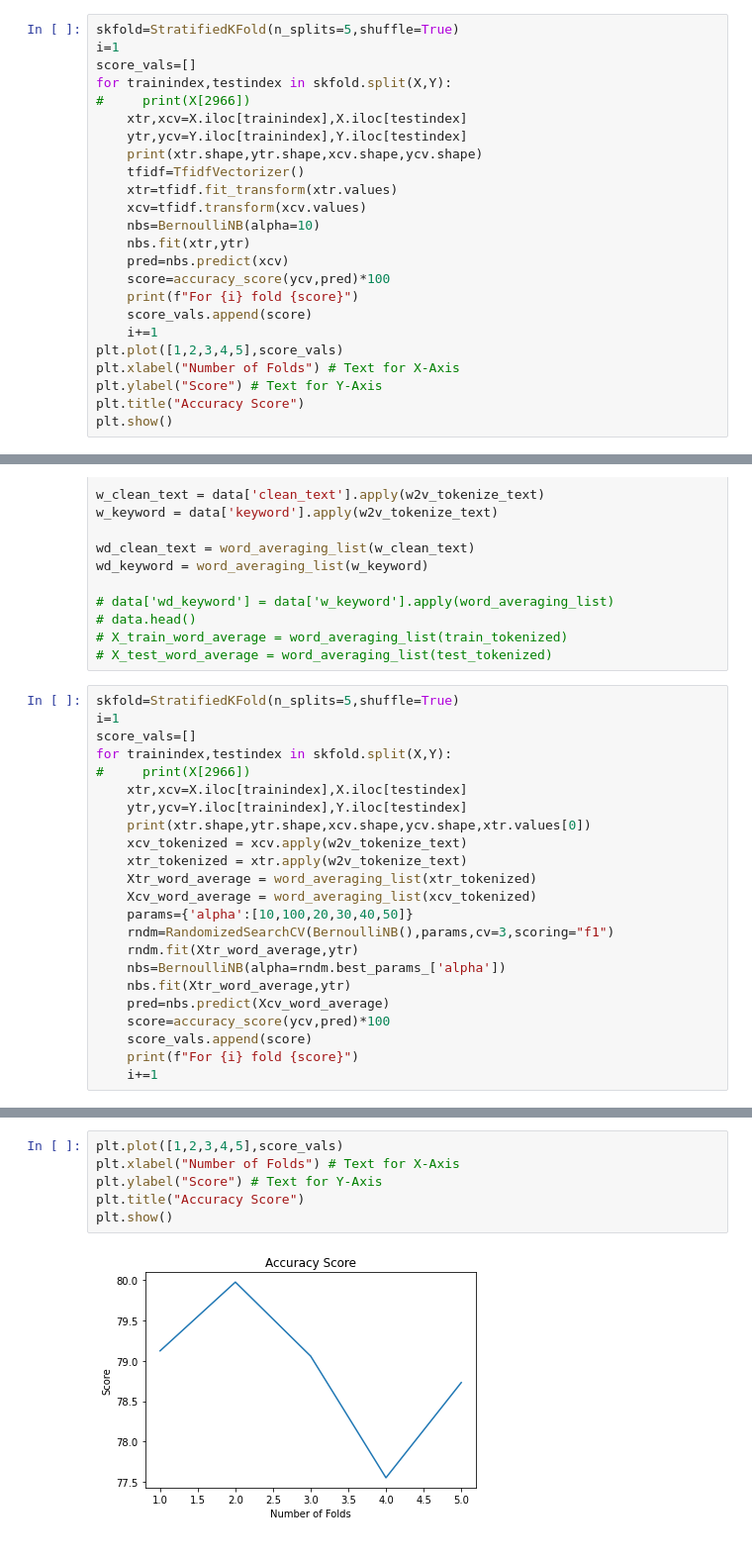
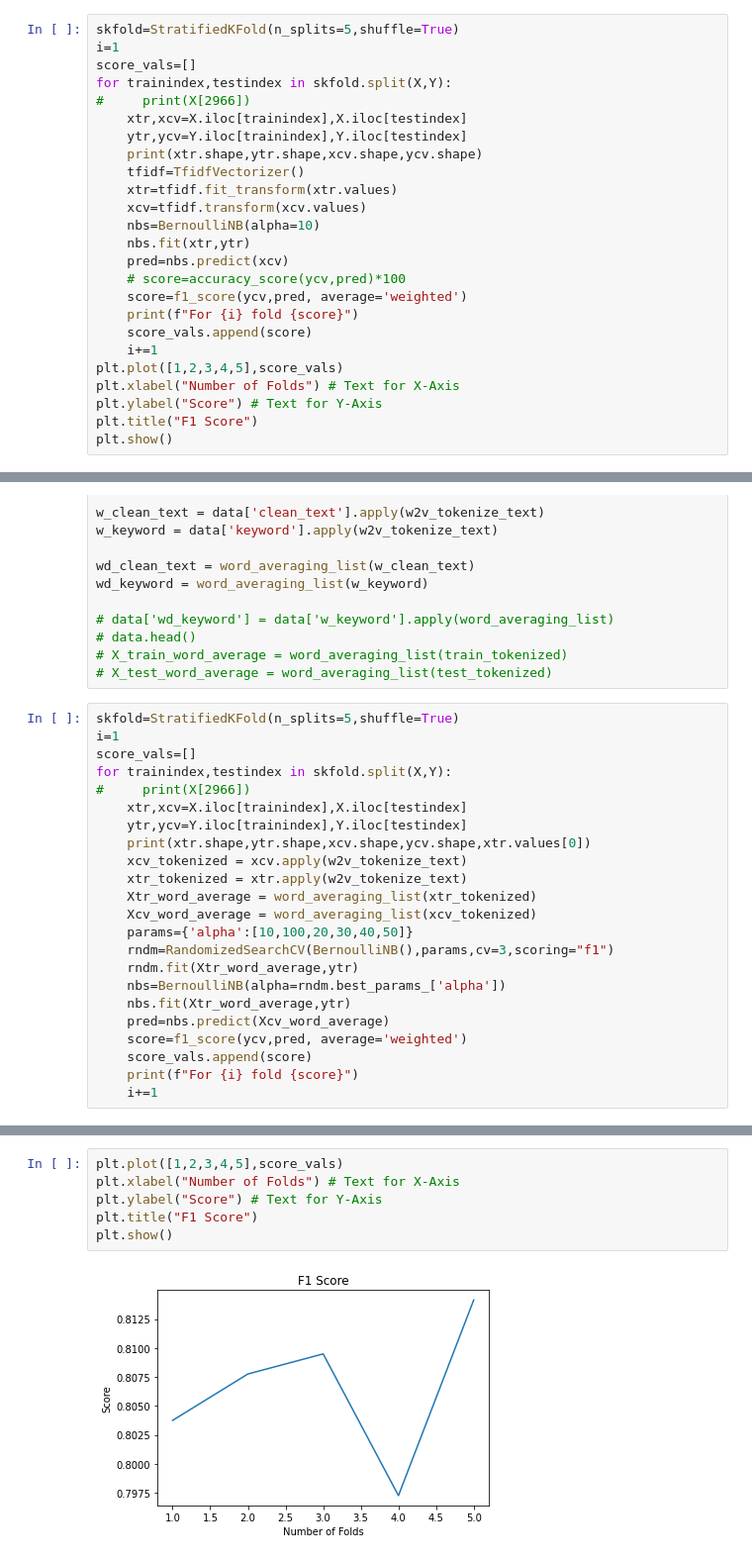
Before and after one commit to kkavyapriyanka/Keyword_verification, a Jupyter notebook: KeyWordVerification.ipynb, the cells around one changed output, grey strips where cells are left out. Shown: that part at 99% size. Cells and saved outputs as stored; diff of their text form.

```diff
--- a/KeyWordVerification.ipynb
+++ b/KeyWordVerification.ipynb
@@ -279,14 +294,15 @@ for trainindex,testindex in skfold.split(X,Y):
     nbs=BernoulliNB(alpha=10)
     nbs.fit(xtr,ytr)
     pred=nbs.predict(xcv)
-    score=accuracy_score(ycv,pred)*100
+    # score=accuracy_score(ycv,pred)*100
+    score=f1_score(ycv,pred, average='weighted')
     print(f"For {i} fold {score}")
     score_vals.append(score)
     i+=1
 plt.plot([1,2,3,4,5],score_vals)
 plt.xlabel("Number of Folds") # Text for X-Axis
 plt.ylabel("Score") # Text for Y-Axis
-plt.title("Accuracy Score")
+plt.title("F1 Score")
 plt.show()
 # %% [output]
 (6112,) (6112,) (1528,) (1528,)
@@ -360,7 +378,7 @@ for trainindex,testindex in skfold.split(X,Y):
     nbs=BernoulliNB(alpha=rndm.best_params_['alpha'])
     nbs.fit(Xtr_word_average,ytr)
     pred=nbs.predict(Xcv_word_average)
-    score=accuracy_score(ycv,pred)*100
+    score=f1_score(ycv,pred, average='weighted')
     score_vals.append(score)
     print(f"For {i} fold {score}")
     i+=1
@@ -378,8 +396,8 @@ For 5 fold 78.7303664921466
 # %%
 plt.plot([1,2,3,4,5],score_vals)
 plt.xlabel("Number of Folds") # Text for X-Axis
 plt.ylabel("Score") # Text for Y-Axis
-plt.title("Accuracy Score")
+plt.title("F1 Score")
 plt.show()
 # %% [output]
-[figure, old version]
+[figure, new version]
```
Also changed, not shown: parts of 11 cells of this notebook.
